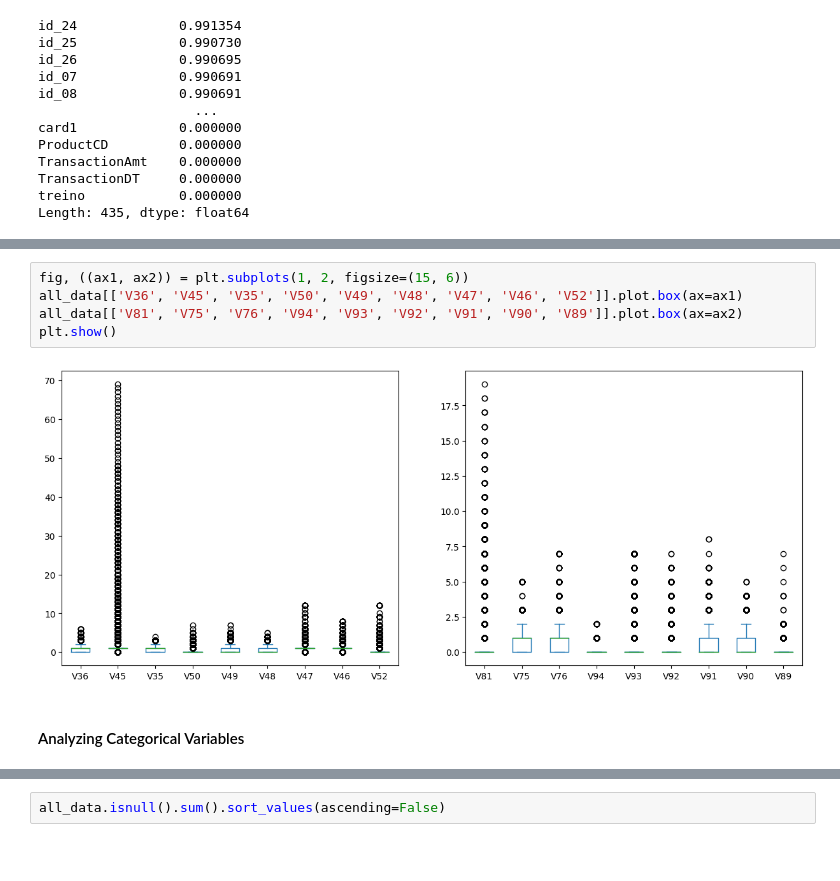
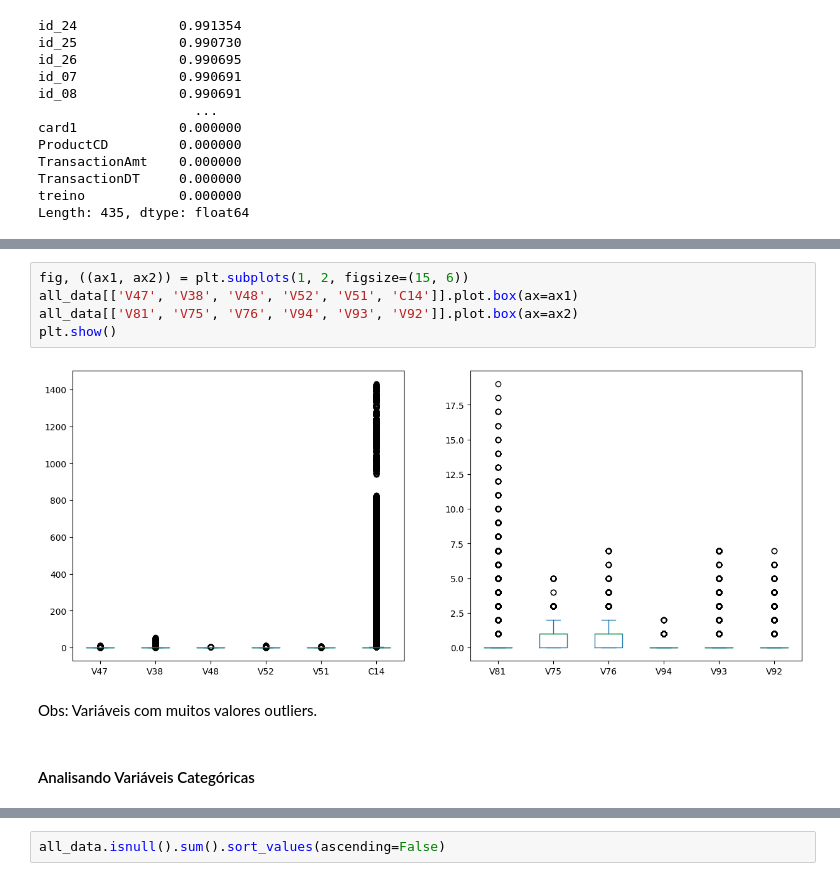
Before and after one commit to idfelipemalatesta/MachineLearning, a Jupyter notebook: Fraud Detection/E-commerce Fraud Detection/e-commerce_transactions.ipynb, the cells around one changed output, grey strips where cells are left out. Drawn from its saved outputs; the diff is of its cells as text; blank space fills up the shorter version.

```diff
--- a/Fraud Detection/E-commerce Fraud Detection/e-commerce_transactions.ipynb
+++ b/Fraud Detection/E-commerce Fraud Detection/e-commerce_transactions.ipynb
@@ -99,10 +120,12 @@ all_data.select_dtypes(exclude=(['O','bool'])).describe()
 | max | 4.170239e+06 | 3.421434e+07 | 3.193739e+04 | 1.839700e+04 | 6.000000e+02 | 2.320000e+02 | 2.370000e+02 | 540.000000 | 102.000000 | ... |
 # %%
 fig, ((ax1, ax2)) = plt.subplots(1, 2, figsize=(15, 6))
-all_data[['V36', 'V45', 'V35', 'V50', 'V49', 'V48', 'V47', 'V46', 'V52']].plot.box(ax=ax1)
-all_data[['V81', 'V75', 'V76', 'V94', 'V93', 'V92', 'V91', 'V90', 'V89']].plot.box(ax=ax2)
+all_data[['V47', 'V38', 'V48', 'V52', 'V51', 'C14']].plot.box(ax=ax1)
+all_data[['V81', 'V75', 'V76', 'V94', 'V93', 'V92']].plot.box(ax=ax2)
 plt.show()
 # %% [output]
-[figure, old version]
+[figure, new version]
+# %% [markdown]
+Obs: Variáveis com muitos valores outliers.
 # %% [markdown]
-#### Analyzing Categorical Variables
+#### Analisando Variáveis Categóricas
```
Also changed, not shown: parts of 154 cells of this notebook.
